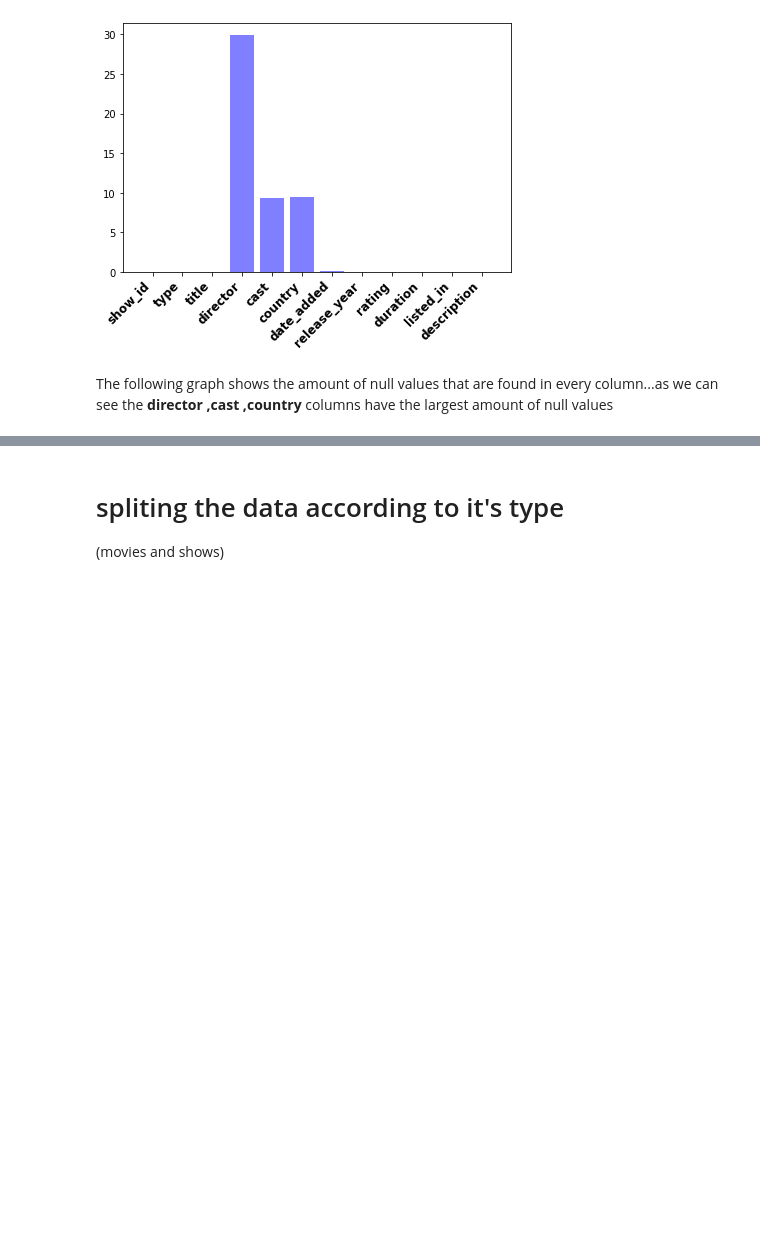
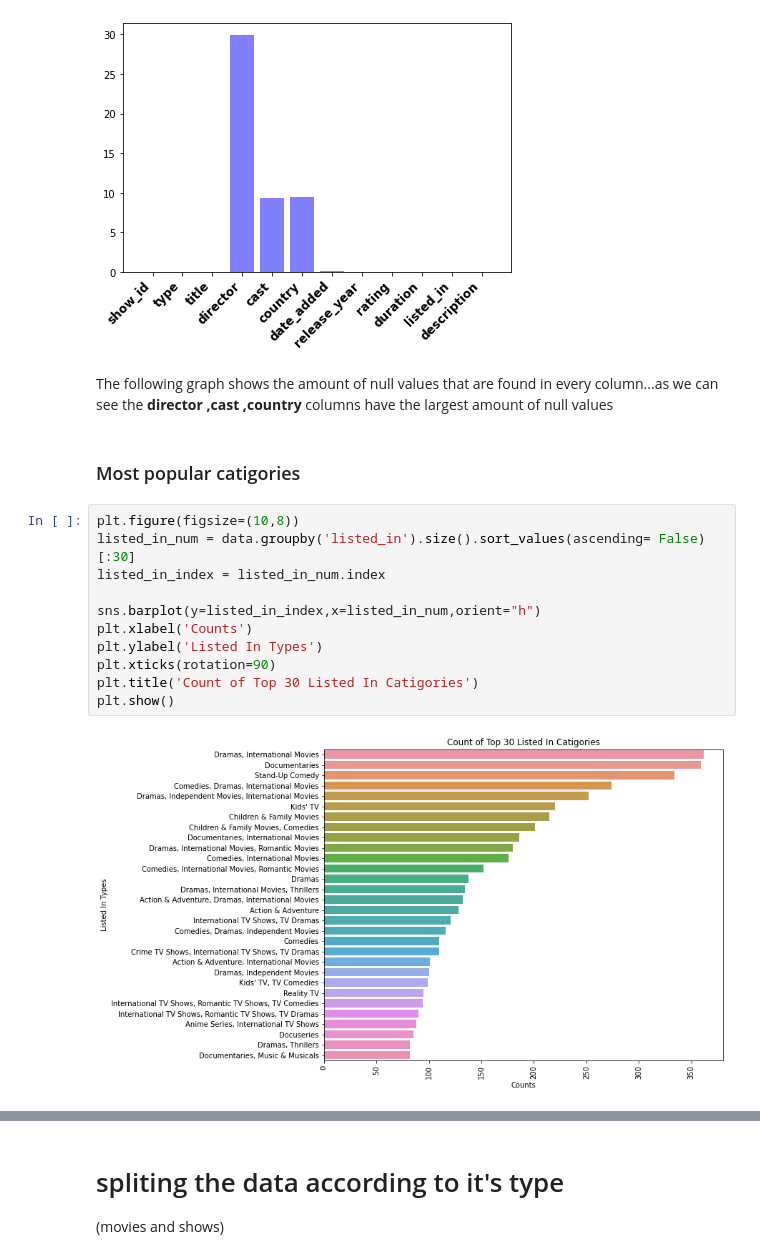
Before and after one commit to Mustafa-Alwash/Netflix-Data-Analysis, a Jupyter notebook: jupyter.ipynb, the cells around one changed output, grey strips where cells are left out. Cells and saved outputs as stored; diff of their text form; blank space fills up the shorter version.

Commit message:
adding more plots

```diff
--- a/jupyter.ipynb
+++ b/jupyter.ipynb
@@ -83,3 +83,18 @@ plt.xticks(color='black', rotation=45, fontweight='bold', fontsize='12', horizon
 [figure]
 # %% [markdown]
 The following graph shows the amount of null values that are found in every column...as we can see the **director ,cast ,country** columns have the largest amount of null values
+# %% [markdown]
+### Most popular catigories
+# %%
+plt.figure(figsize=(10,8))
+listed_in_num = data.groupby('listed_in').size().sort_values(ascending= False)[:30]
+listed_in_index = listed_in_num.index
+
+sns.barplot(y=listed_in_index,x=listed_in_num,orient="h")
+plt.xlabel('Counts')
+plt.ylabel('Listed In Types')
+plt.xticks(rotation=90)
+plt.title('Count of Top 30 Listed In Catigories')
+plt.show()
+# %% [output]
+[figure, added]
```
Also changed, not shown: parts of 8 cells of this notebook.
